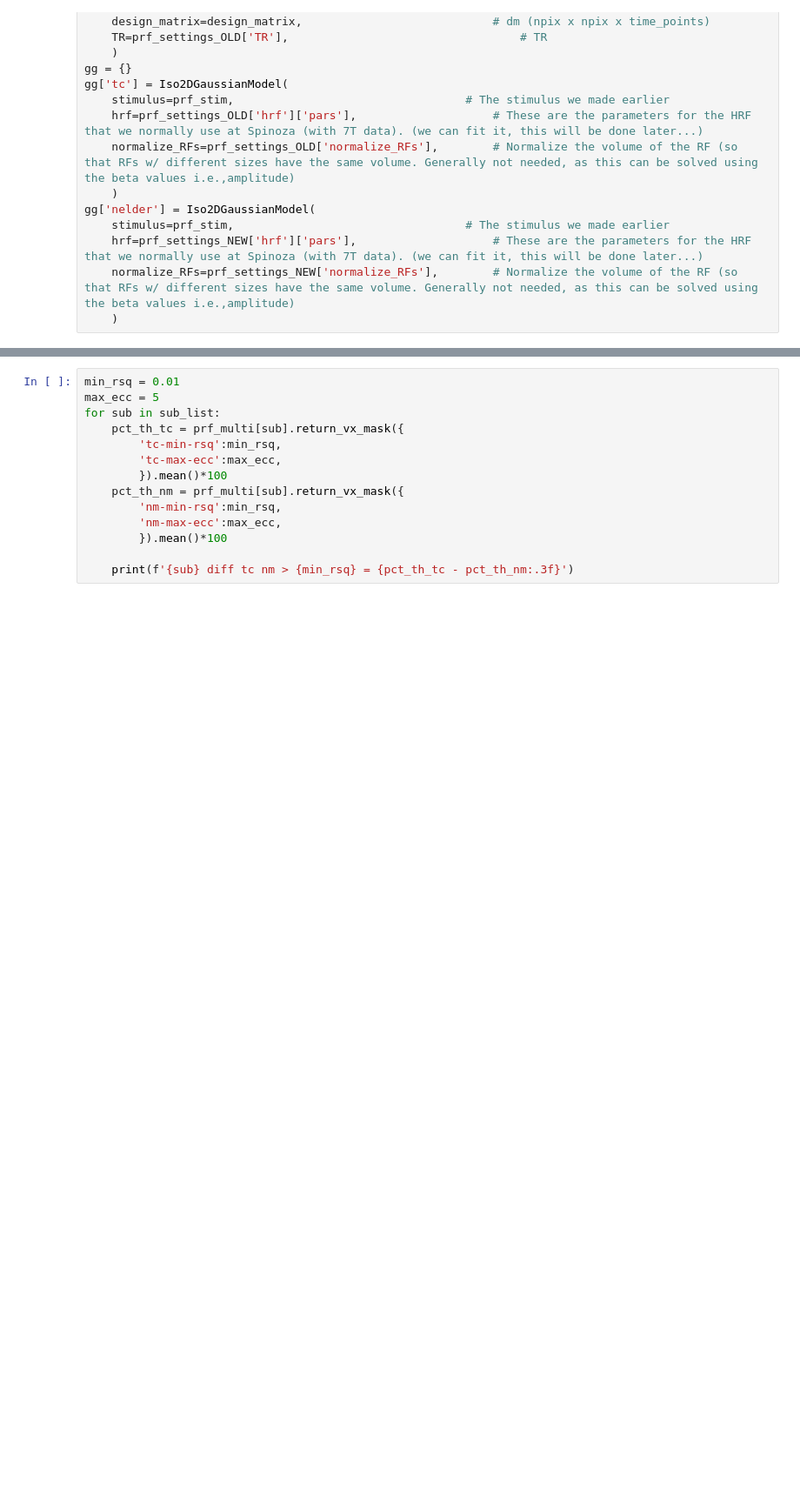
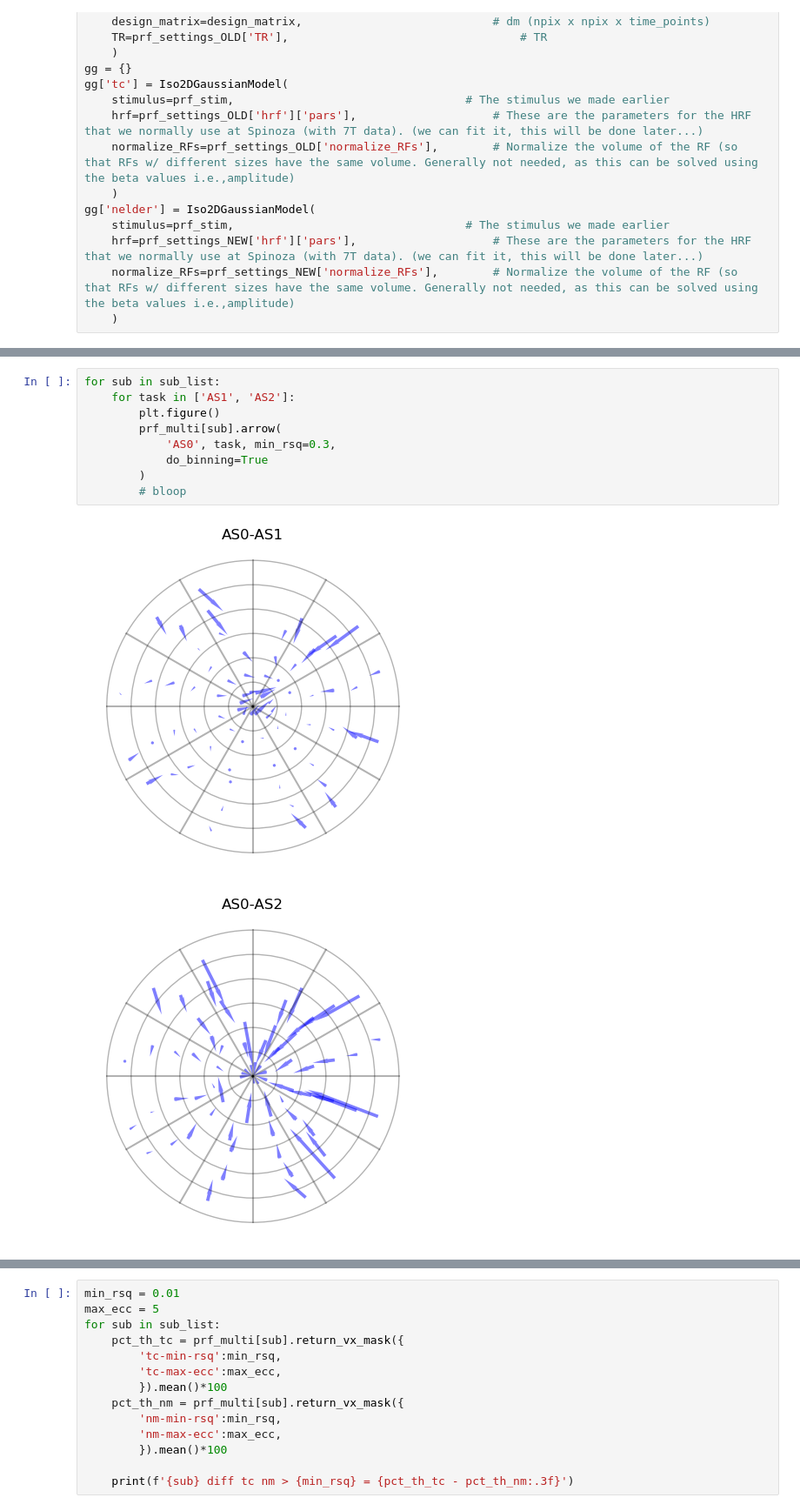
Before and after one commit to mdaghlian/scot_habrok, a Jupyter notebook: scot_habrok/notebooks/test_compare_fitters.ipynb, the cells around one changed output, grey strips where cells are left out. Shown at 87% size. Cells and saved outputs as stored; diff of their text form; blank space fills up the shorter version.

```diff
--- a/scot_habrok/notebooks/test_compare_fitters.ipynb
+++ b/scot_habrok/notebooks/test_compare_fitters.ipynb
@@ -110,0 +116,12 @@ MAKING UP A PRFPY STIMULUS FOR PLOTTING PURPOSE
+# %%
+for sub in sub_list:
+    for task in ['AS1', 'AS2']:
+        plt.figure()
+        prf_multi[sub].arrow(
+            'AS0', task, min_rsq=0.3,
+            do_binning=True
+        )
+        # bloop
+# %% [output]
+[figure, added]
+[figure, added]
```
Also changed, not shown: parts of 4 cells of this notebook, 24 other files.
